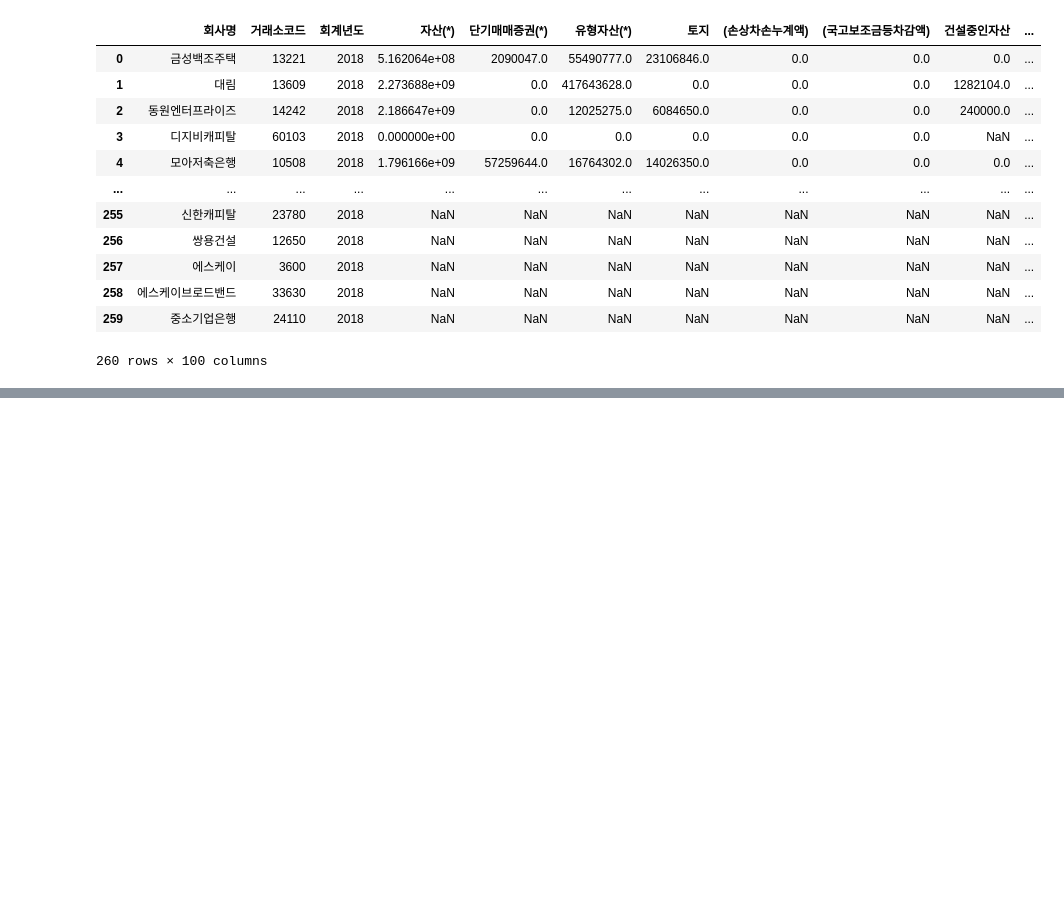
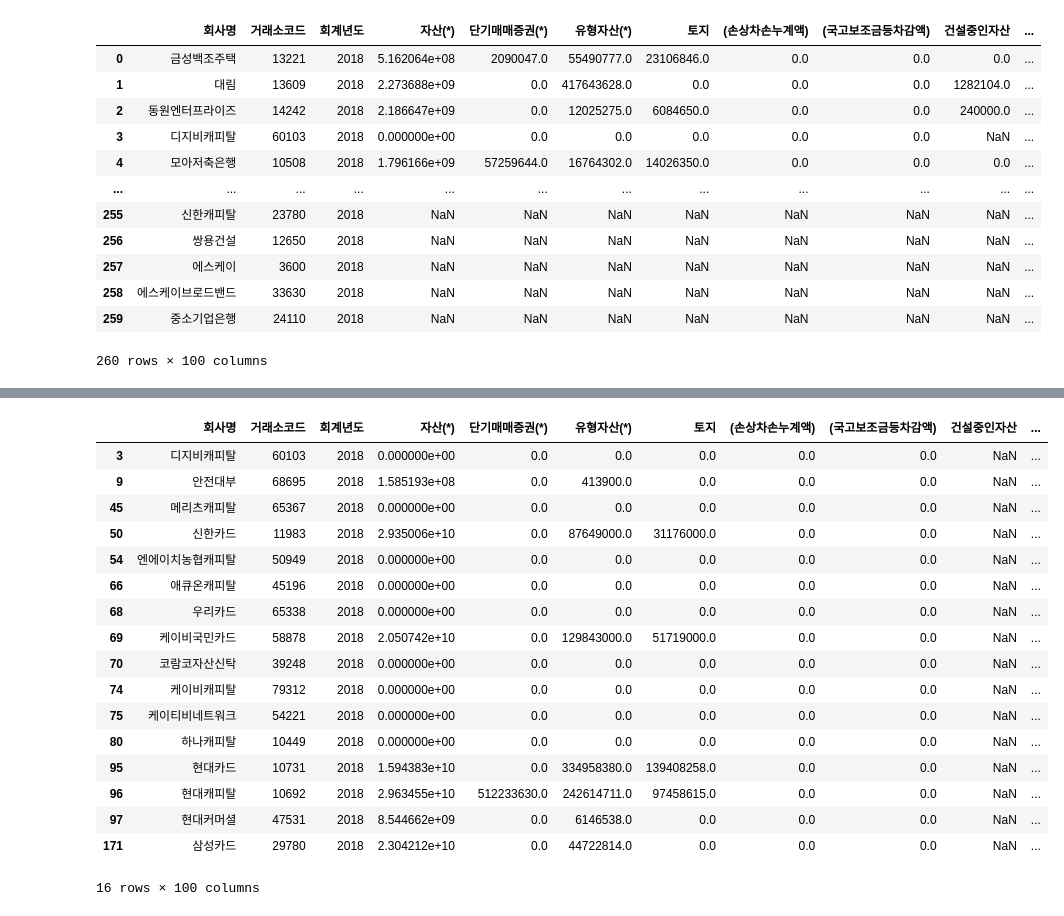
Before and after one commit to Ash-Stat/An-Si-Hyun, a Jupyter notebook: 데마텀프2번째저장.ipynb, the cells around one changed output, grey strips where cells are left out. Saved outputs shown, nothing was run; the diff lists cells and outputs as text; code cells hidden in the pictures; blank space fills up the shorter version.

```diff
--- a/데마텀프2번째저장.ipynb
+++ b/데마텀프2번째저장.ipynb
@@ -1250,0 +1286,5 @@ pre_fin_stat[pre_fin_stat['회사명'] == '서진산업']
+# %%
+pre_fin_stat=pre_fin_stat[(pre_fin_stat['자산(*)'].isnull() != True)&(pre_fin_stat['단기매매증권(*)'].isnull() != True)]
+pre_fin_stat=pre_fin_stat.reset_index()
+pre_fin_stat=pre_fin_stat.drop(['index'],axis=1)
+pre_fin_stat
@@ -1250,0 +1326,21 @@ pre_fin_stat[pre_fin_stat['회사명'] == '서진산업']
+# %%
+pre_fin_stat[pre_fin_stat['건설중인자산'].isnull() == True]
+# %% [output]
+|  | 회사명 | 거래소코드 | 회계년도 | 자산(*) | 단기매매증권(*) | 유형자산(*) | 토지 | (손상차손누계액) | (국고보조금등차감액) | 건설중인자산 | ... |
+| 3 | 디지비캐피탈 | 60103 | 2018 | 0.000000e+00 | 0.0 | 0.0 | 0.0 | 0.0 | 0.0 | NaN | ... |
+| 9 | 안전대부 | 68695 | 2018 | 1.585193e+08 | 0.0 | 413900.0 | 0.0 | 0.0 | 0.0 | NaN | ... |
+| 45 | 메리츠캐피탈 | 65367 | 2018 | 0.000000e+00 | 0.0 | 0.0 | 0.0 | 0.0 | 0.0 | NaN | ... |
+| 50 | 신한카드 | 11983 | 2018 | 2.935006e+10 | 0.0 | 87649000.0 | 31176000.0 | 0.0 | 0.0 | NaN | ... |
+| 54 | 엔에이치농협캐피탈 | 50949 | 2018 | 0.000000e+00 | 0.0 | 0.0 | 0.0 | 0.0 | 0.0 | NaN | ... |
+| 66 | 애큐온캐피탈 | 45196 | 2018 | 0.000000e+00 | 0.0 | 0.0 | 0.0 | 0.0 | 0.0 | NaN | ... |
+| 68 | 우리카드 | 65338 | 2018 | 0.000000e+00 | 0.0 | 0.0 | 0.0 | 0.0 | 0.0 | NaN | ... |
+| 69 | 케이비국민카드 | 58878 | 2018 | 2.050742e+10 | 0.0 | 129843000.0 | 51719000.0 | 0.0 | 0.0 | NaN | ... |
+| 70 | 코람코자산신탁 | 39248 | 2018 | 0.000000e+00 | 0.0 | 0.0 | 0.0 | 0.0 | 0.0 | NaN | ... |
+| 74 | 케이비캐피탈 | 79312 | 2018 | 0.000000e+00 | 0.0 | 0.0 | 0.0 | 0.0 | 0.0 | NaN | ... |
+| 75 | 케이티비네트워크 | 54221 | 2018 | 0.000000e+00 | 0.0 | 0.0 | 0.0 | 0.0 | 0.0 | NaN | ... |
+| 80 | 하나캐피탈 | 10449 | 2018 | 0.000000e+00 | 0.0 | 0.0 | 0.0 | 0.0 | 0.0 | NaN | ... |
+| 95 | 현대카드 | 10731 | 2018 | 1.594383e+10 | 0.0 | 334958380.0 | 139408258.0 | 0.0 | 0.0 | NaN | ... |
+| 96 | 현대캐피탈 | 10692 | 2018 | 2.963455e+10 | 512233630.0 | 242614711.0 | 97458615.0 | 0.0 | 0.0 | NaN | ... |
+| 97 | 현대커머셜 | 47531 | 2018 | 8.544662e+09 | 0.0 | 6146538.0 | 0.0 | 0.0 | 0.0 | NaN | ... |
+| 171 | 삼성카드 | 29780 | 2018 | 2.304212e+10 | 0.0 | 44722814.0 | 0.0 | 0.0 | 0.0 | NaN | ... |
+16 rows × 100 columns
```
Also changed, not shown: parts of 12 cells of this notebook.
